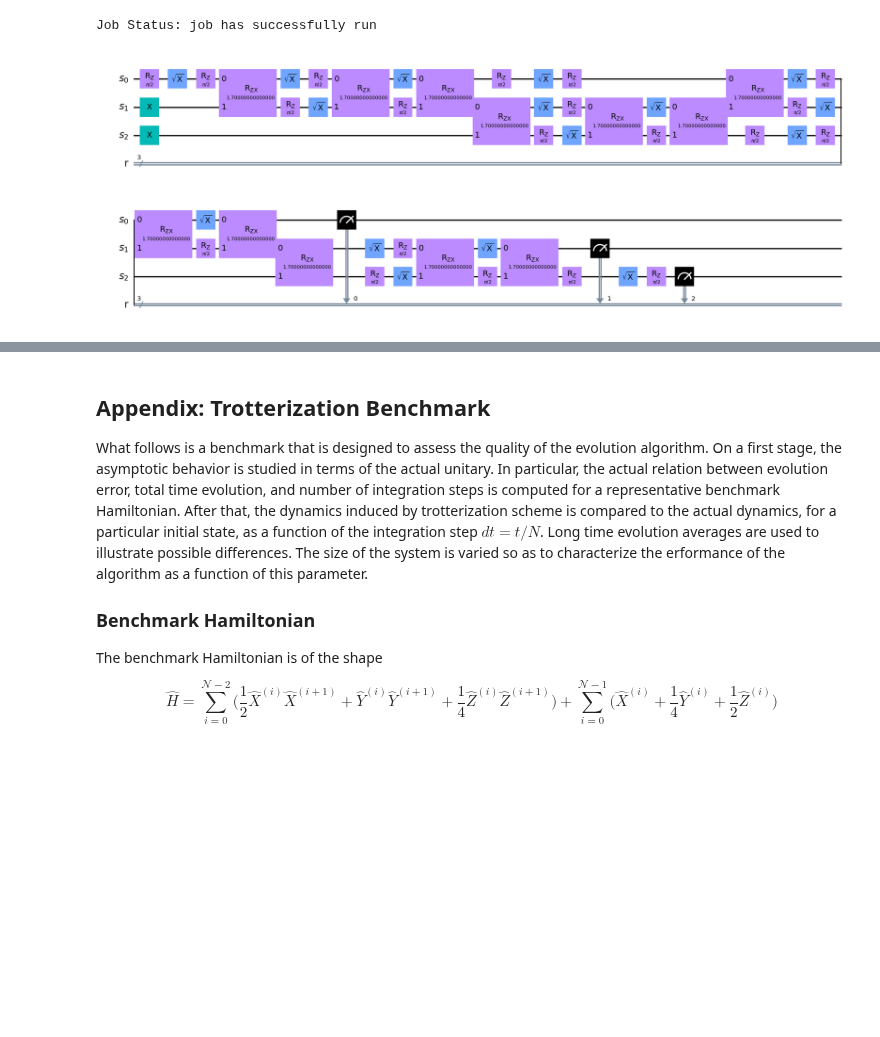
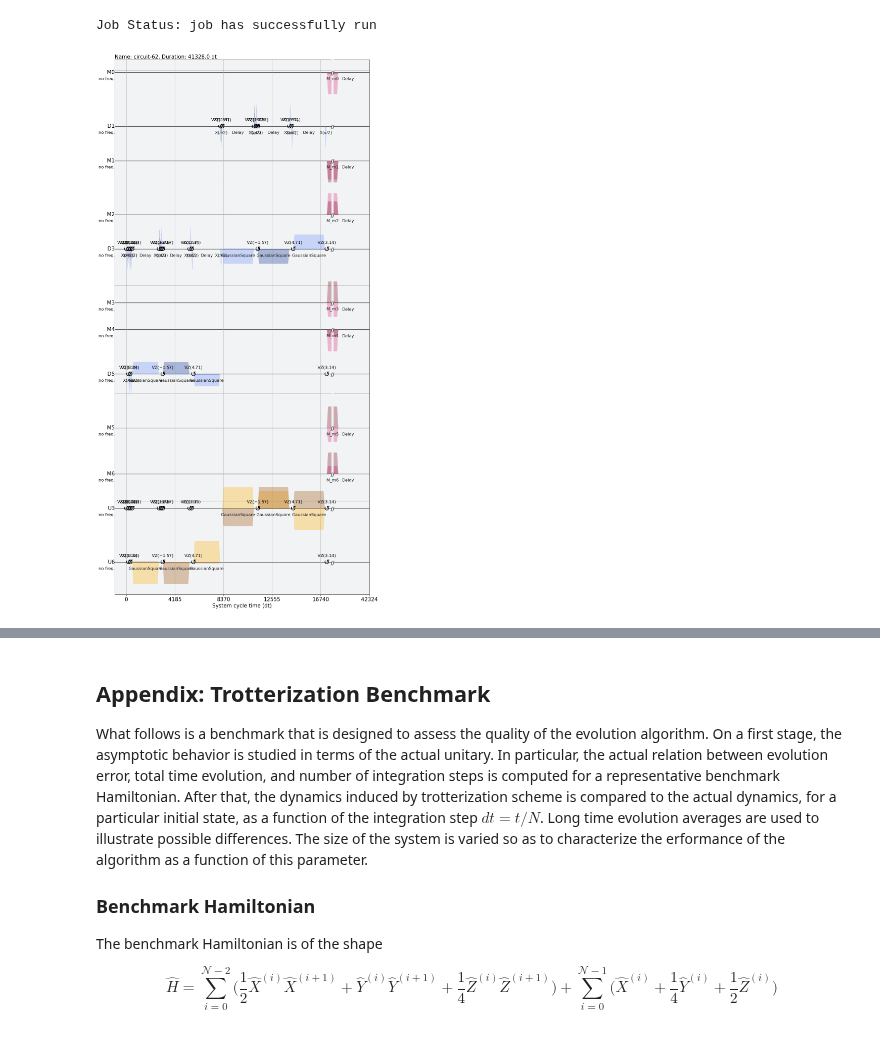
Before and after one commit to DiegoHerrera262/Thesis2020, a Jupyter notebook: PyHeisenberg/Benchmarking.ipynb, the cells around one changed output, grey strips where cells are left out. Cells and saved outputs as stored; diff of their text form; code cells hidden in the pictures; blank space fills up the shorter version.

```diff
--- a/PyHeisenberg/Benchmarking.ipynb
+++ b/PyHeisenberg/Benchmarking.ipynb
@@ -352,6 +361,35 @@ ExX1, ExX2, ExX3, ExY1, ExY2, ExY3, ExZ1, ExZ2, ExZ3 = itemgetter(
 measurementFitter = pGraph.getCalibrationFitter()
 # %% [output]
 Job Status: job has successfully run
+# %%
+from qiskit.transpiler import PassManager
+from qiskit.transpiler.passes import RZXCalibrationBuilderNoEcho
+from qiskit import transpile, Aer, execute, QuantumCircuit, schedule
+from qiskit.tools.monitor import job_monitor
+demo = pGraph.evolutionCircuit(STEPS=1)
+# demo.measure_all()
+demo.draw()
+# demo =QuantumCircuit(3)
+# demo.rzx(np.pi, 0, 1)
+# demo.rzx(np.pi, 1, 2)
+# demo.measure_all()
+# trans = transpile(
+#     demo,
+#     basis_gates=['x', 'sx', 'rz', 'rzx'],
+#     optimization_level=1
+# )
+# trans.draw()
+pm = PassManager([RZXCalibrationBuilderNoEcho(pGraph.backend)])
+pass_qc = pm.run(demo)
+schedule(pass_qc, pGraph.backend).draw()
+# job = execute(
+#     trans,
+#     pGraph.backend,
+#     pass_manager=pm
+# )
+# job_monitor(job)
+# %% [output]
+[figure, added]
 # %%
 times, resultSeries = pGraph.pauliExpValSeries(
     pauliStrings,
@@ -360,9 +398,3 @@ times, resultSeries = pGraph.pauliExpValSeries(
     # measurementFitter=measurementFitter
 )
 X1, X2, X3, Y1, Y2, Y3, Z1, Z2, Z3 = itemgetter(*pauliStrings)(resultSeries)
-# %%
-demoCircuit = pGraph.transpilationDemo(
-    pGraph.evolutionCircuit(STEPS=2), pGraph.backend)
-demoCircuit.draw(output="mpl")
-# %% [output]
-[figure, removed]
```
Also changed, not shown: parts of 10 cells of this notebook, 5 other files.
